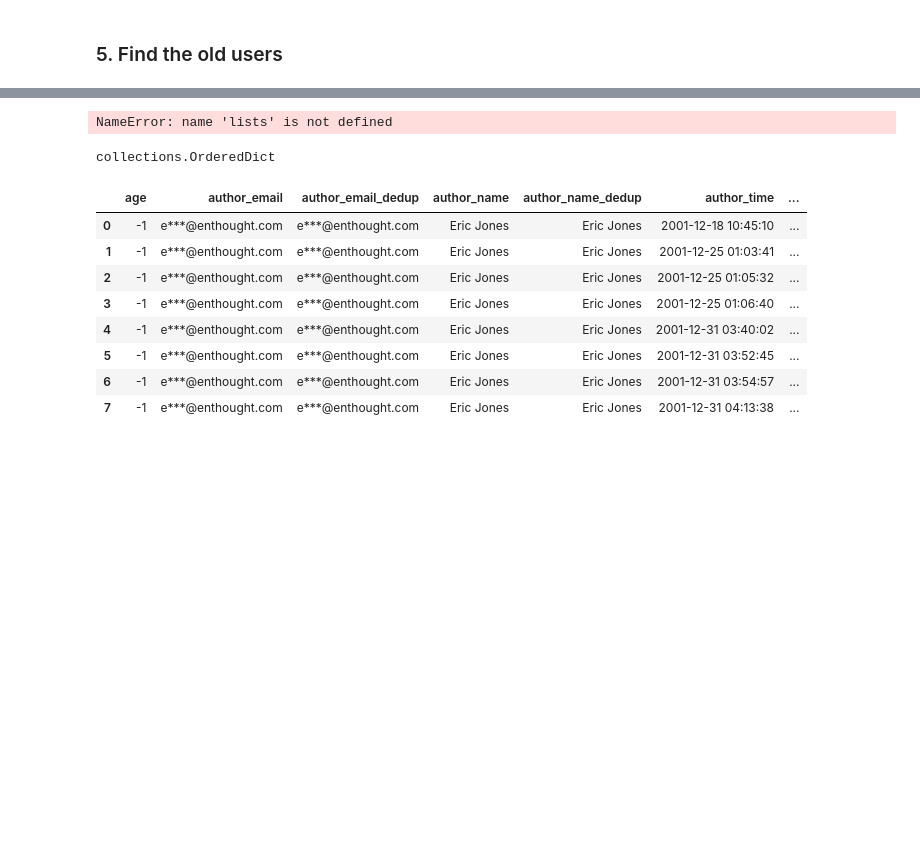
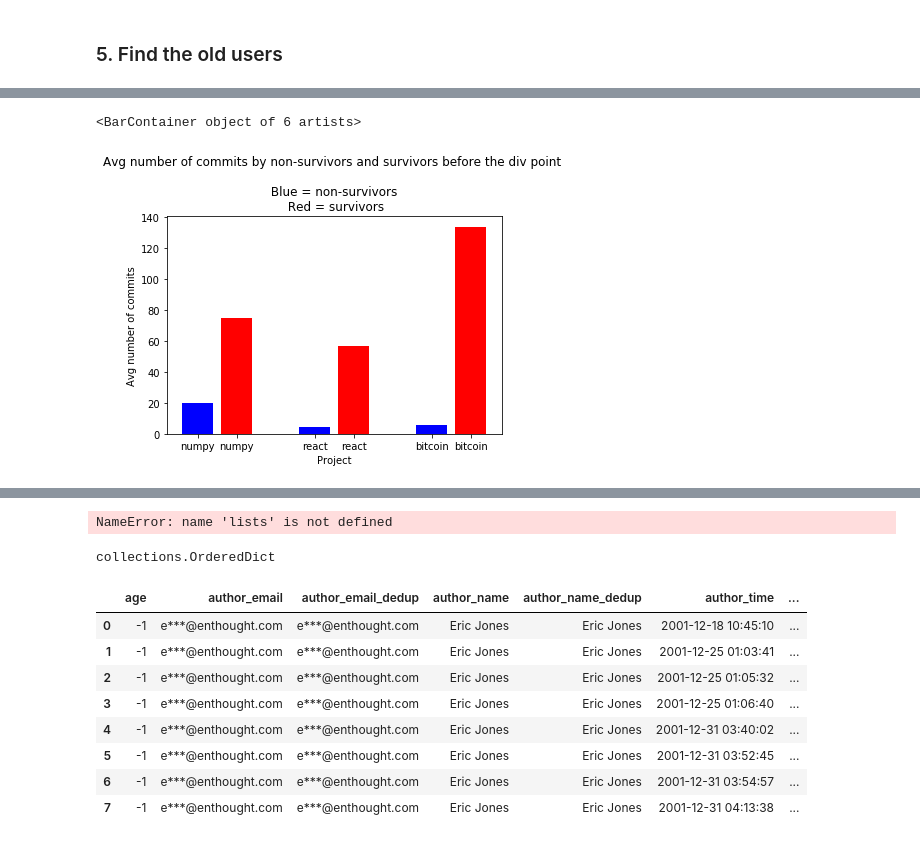
Before and after one commit to hyunny94/5306p1, a Jupyter notebook: cs5306_project1.ipynb, the cells around one changed output, grey strips where cells are left out. Saved outputs shown, nothing was run; the diff lists cells and outputs as text; code cells hidden in the pictures; blank space fills up the shorter version.

```diff
--- a/cs5306_project1.ipynb
+++ b/cs5306_project1.ipynb
@@ -272,0 +349,20 @@ The median time Bitcoin contributors stuck around is between 2012-10-24 03:04:41
+# %%
+# Array to be used as the heights of the second bar chart below.
+num_commits_array_2 = []
+num_commits_array_2.append((len(n_old_bef) - len(n_old_bef_surv)) / len(n_nonsurv))
+num_commits_array_2.append(len(n_old_bef_surv) / len(n_surv))
+num_commits_array_2.append((len(r_old_bef) - len(r_old_bef_surv)) / len(r_nonsurv))
+num_commits_array_2.append(len(r_old_bef_surv) / len(r_surv))
+num_commits_array_2.append((len(b_old_bef) - len(b_old_bef_surv)) / len(b_nonsurv))
+num_commits_array_2.append(len(b_old_bef_surv) / len(b_surv))
+# %%
+plt.ylabel('Avg number of commits')
+plt.xlabel('Project')
+plt.title('Avg number of commits by non-survivors and survivors before the div point \n\n Blue = non-survivors \n Red = survivors')
+plt.bar(x=[1, 2, 4, 5 ,7 ,8], \
+        height=num_commits_array_2, \
+        color=['blue','red','blue','red','blue','red'], \
+        tick_label=['numpy', 'numpy', 'react', 'react', 'bitcoin', 'bitcoin'])
+# %% [output]
+<BarContainer object of 6 artists>
+[figure, added]
```
Also changed, not shown: parts of 32 cells of this notebook.
